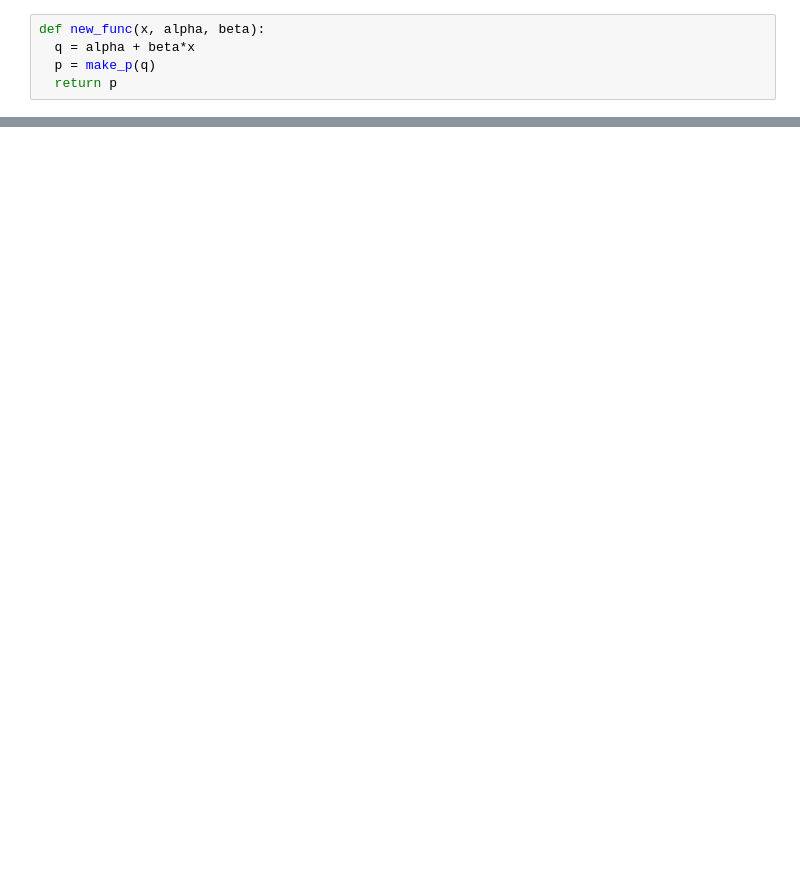
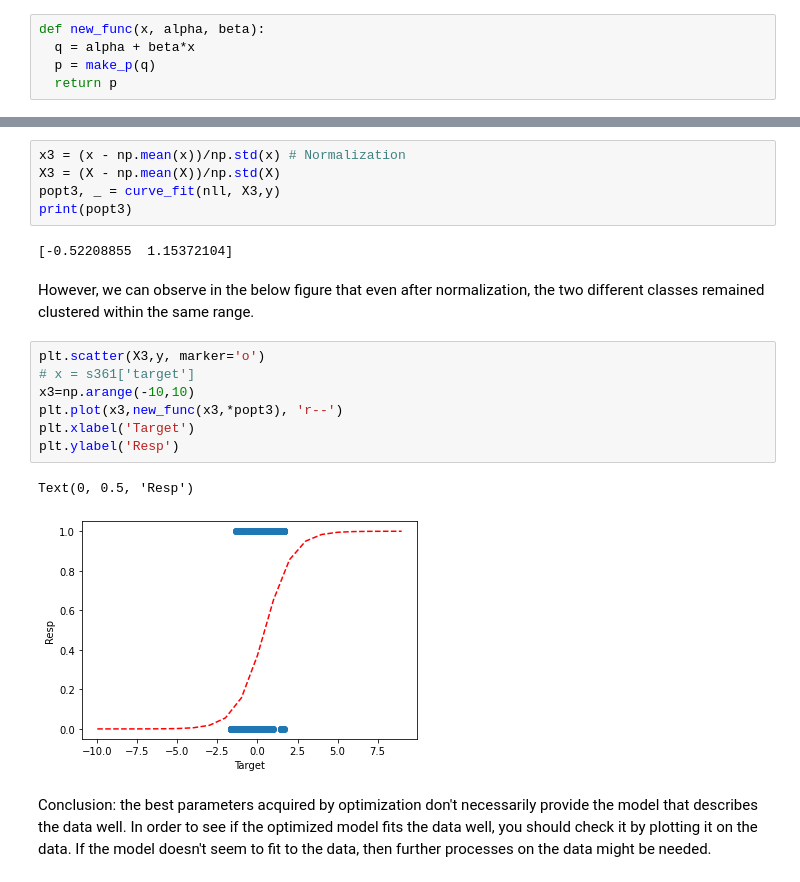
Before and after one commit to jungsunyoo/uci-psych203, a Jupyter notebook: PSYCH203B_A1.ipynb, the cells around one changed output, grey strips where cells are left out. Saved outputs shown, nothing was run; the diff lists cells and outputs as text; blank space fills up the shorter version.

```diff
--- a/PSYCH203B_A1.ipynb
+++ b/PSYCH203B_A1.ipynb
@@ -72,0 +112,21 @@ plt.plot(x,new_func(x,*popt), 'r--')
+# %%
+x3 = (x - np.mean(x))/np.std(x) # Normalization
+X3 = (X - np.mean(X))/np.std(X)
+popt3, _ = curve_fit(nll, X3,y)
+print(popt3)
+# %% [output]
+[-0.52208855  1.15372104]
+# %% [markdown]
+However, we can observe in the below figure that even after normalization, the two different classes remained clustered within the same range.
+# %%
+plt.scatter(X3,y, marker='o')
+# x = s361['target']
+x3=np.arange(-10,10)
+plt.plot(x3,new_func(x3,*popt3), 'r--')
+plt.xlabel('Target')
+plt.ylabel('Resp')
+# %% [output]
+Text(0, 0.5, 'Resp')
+[figure, added]
+# %% [markdown]
+Conclusion: the best parameters acquired by optimization don't necessarily provide the model that describes the data well. In order to see if the optimized model fits the data well, you should check it by plotting it on the data. If the model doesn't seem to fit to the data, then further processes on the data might be needed.
```
Also changed, not shown: parts of 18 cells of this notebook.
